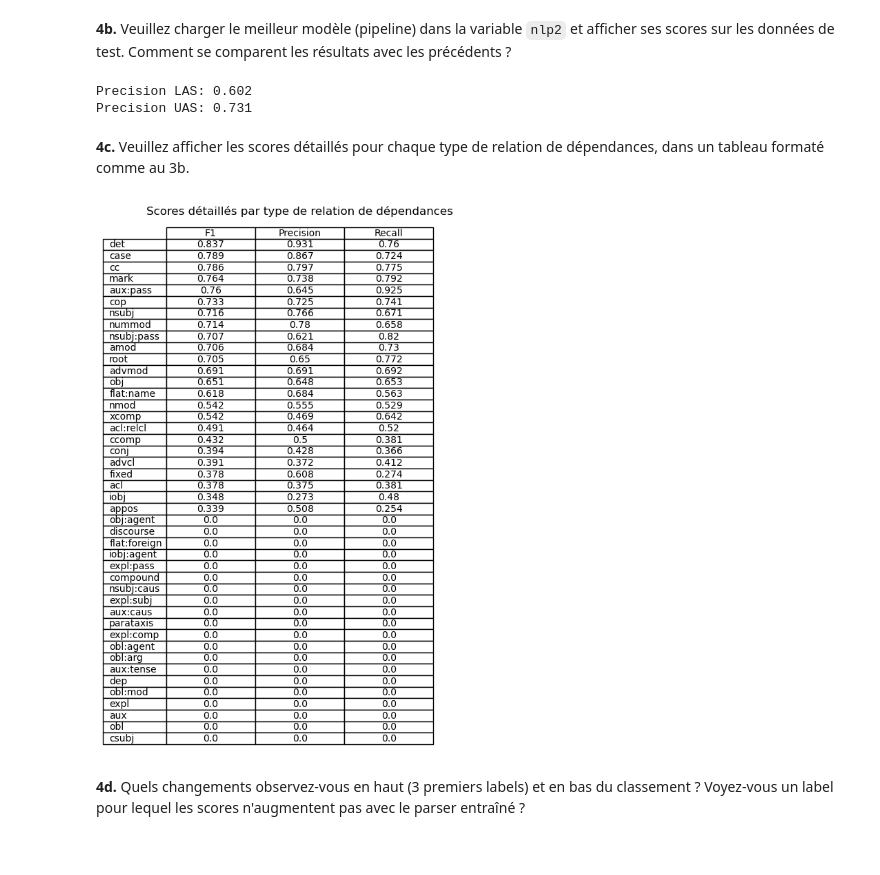
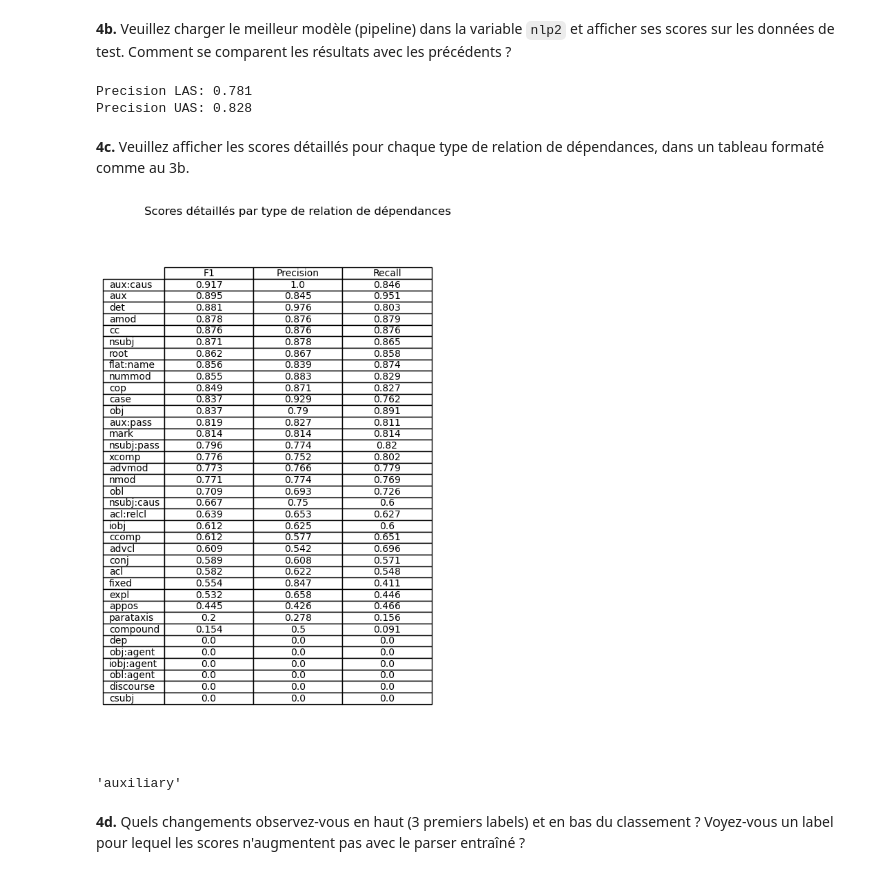
Before and after one commit to bchollet/TAL-LABOS, a Jupyter notebook: LABO3/TAL_Labo3_chollet_ferati.ipynb, the cells around one changed output. Cells and saved outputs as stored; diff of their text form; code cells hidden in the pictures.

```diff
--- a/LABO3/TAL_Labo3_chollet_ferati.ipynb
+++ b/LABO3/TAL_Labo3_chollet_ferati.ipynb
@@ -222,18 +222,23 @@ Veuillez effectuer l'entraînement avec la ligne de commande suivante.  Faites p
 # %%
 # Veuillez écrire votre code ici.
 nlp2 = spacy.load("./myDEPparser1/model-best/")
+docs = list(test_data.get_docs(nlp2.vocab))
+examples = [Example(nlp2(doc.__str__()), doc) for doc in docs]
 total_score_custom = scorer.score(examples=examples)
-print(f"Precision LAS: {total_score_custom['dep_las']:.3f}") # las = labeled attachment score -> dépendance correcte avec label de la dépendance correct
-print(f"Precision UAS: {total_score_custom['dep_uas']:.3f}") # uas = unlabeled attachment score -> dépendance correcte sans label
+print(f"Precision LAS: {total_score_custom['dep_las']:.3f}")
+print(f"Precision UAS: {total_score_custom['dep_uas']:.3f}")
+
+# Les résultats sont meilleures qu'auparavant, de l'ordre de 0.18 pour LAS et 0.11 pour UAS.
 # %% [output]
-Precision LAS: 0.602
-Precision UAS: 0.731
+Precision LAS: 0.781
+Precision UAS: 0.828
 # %% [markdown]
 **4c.** Veuillez afficher les scores détaillés pour chaque type de relation de dépendances, dans un tableau formaté comme au 3b.
 # %%
 # Veuillez écrire votre code ici.
-display_score(total_score)
+display_score(total_score_custom)
 # %% [output]
-[figure, old version]
+[figure, new version]
+'auxiliary'
 # %% [markdown]
 **4d.** Quels changements observez-vous en haut (3 premiers labels) et en bas du classement ?  Voyez-vous un label pour lequel les scores n'augmentent pas avec le parser entraîné ?
```
Also changed, not shown: parts of 1 cell of this notebook, 11 other files.
